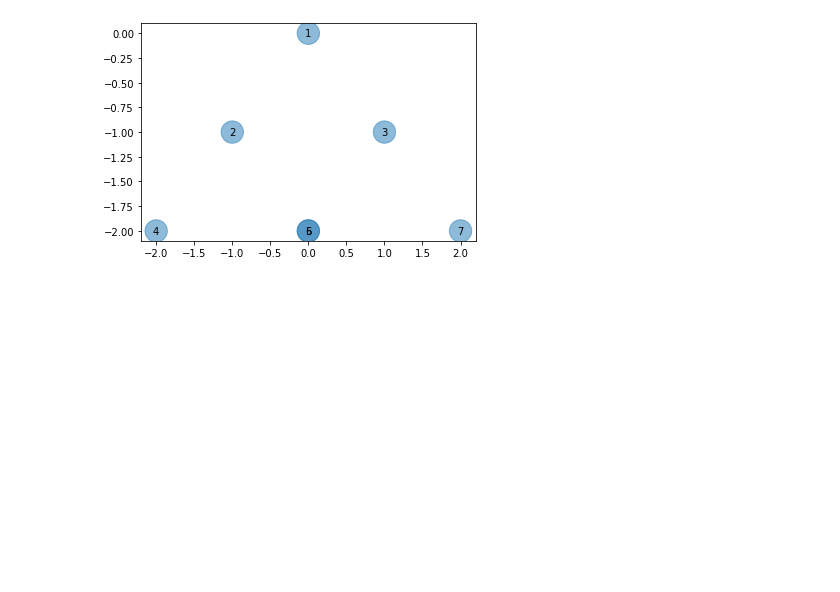
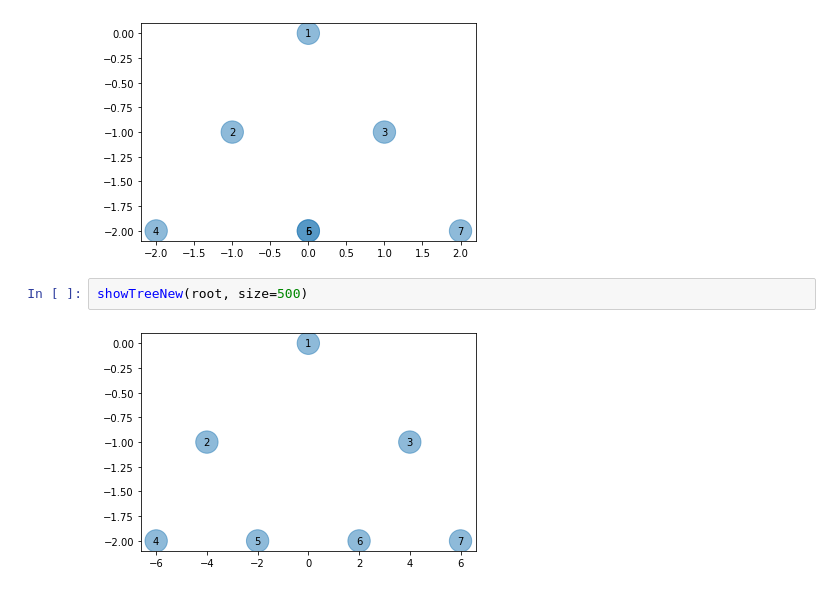
Before and after one commit to amritsaha607/TreeVisualizer, a Jupyter notebook: debug/treeTest.ipynb, the cells around one changed output. Cells and saved outputs as stored; diff of their text form; blank space fills up the shorter version.

Commit message:
solved-overlapping-visual

```diff
--- a/debug/treeTest.ipynb
+++ b/debug/treeTest.ipynb
@@ -20,3 +20,7 @@ root.right.right = TreeNode(7)
 showTree(root, size=500)
 # %% [output]
 [figure]
+# %%
+showTreeNew(root, size=500)
+# %% [output]
+[figure, added]
```
Also changed, not shown: parts of 2 cells of this notebook, 2 other files.
